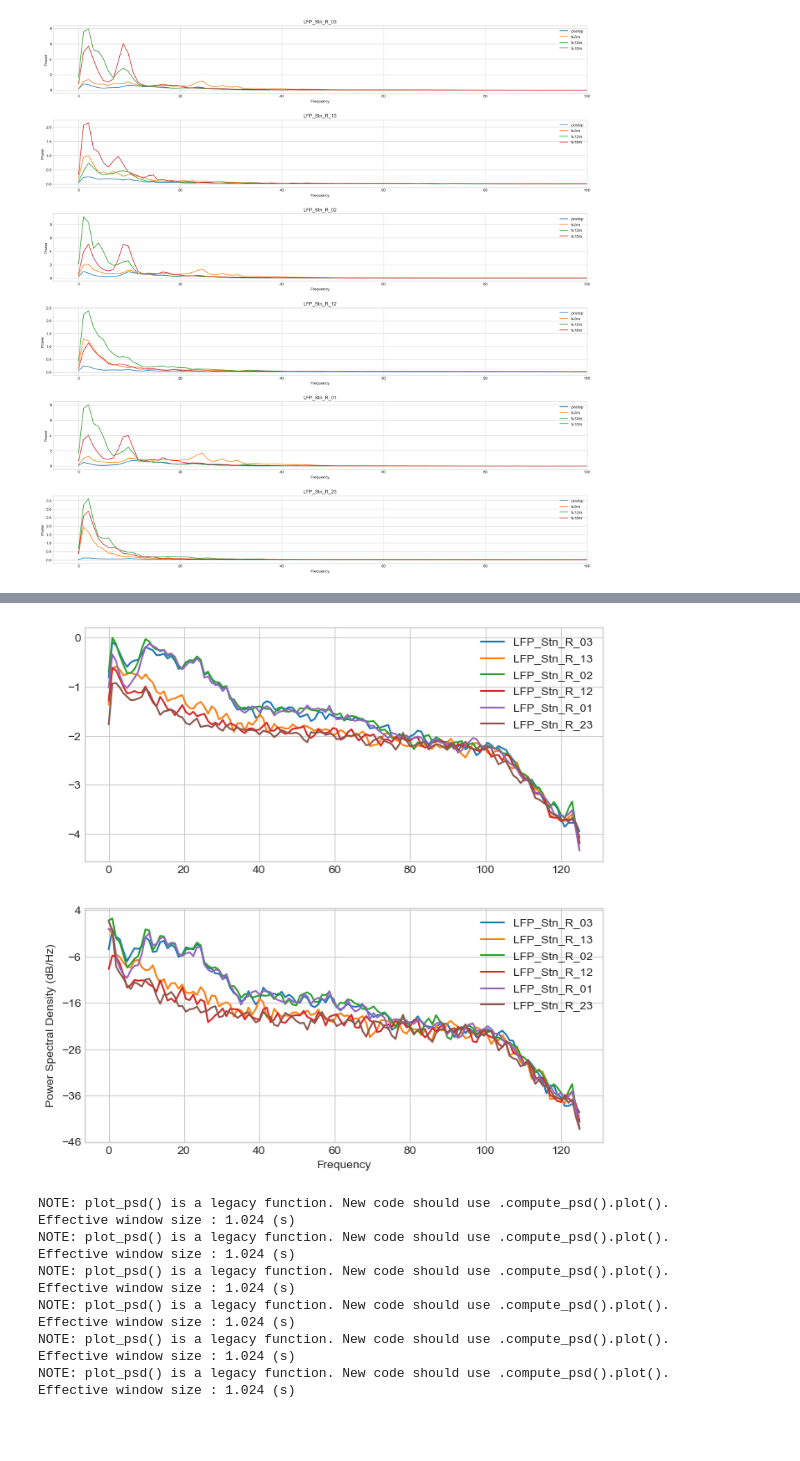
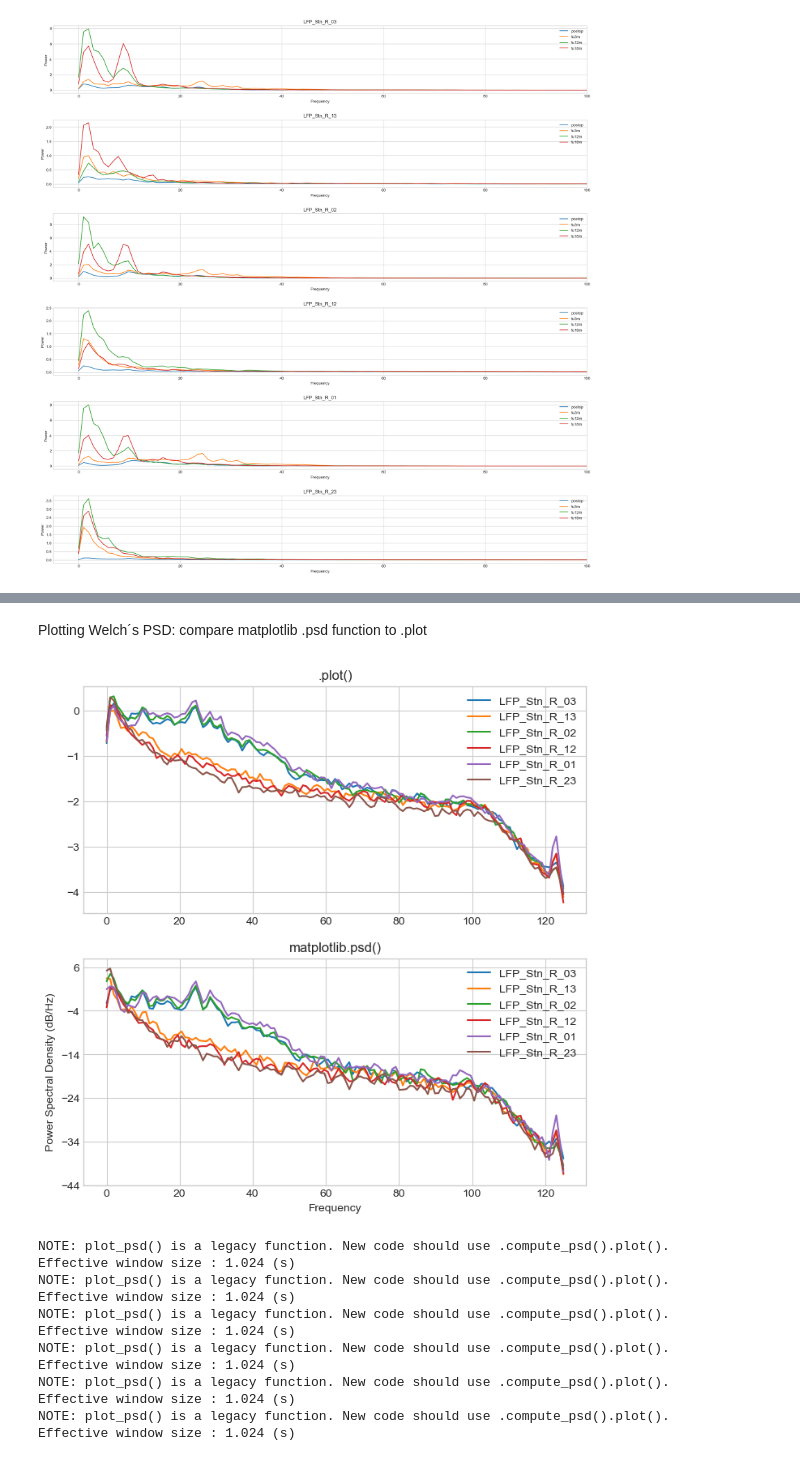
Before and after one commit to jgvhabets/PyPerceive, a Jupyter notebook: code/notebooks/percept_tf_analysis.ipynb, the cells around one changed output, grey strips where cells are left out. Drawn from its saved outputs; the diff is of its cells as text; code cells hidden in the pictures; blank space fills up the shorter version.

```diff
--- a/code/notebooks/percept_tf_analysis.ipynb
+++ b/code/notebooks/percept_tf_analysis.ipynb
@@ -640,0 +721,24 @@ plt.show() # always needed to visualize the plot, in a .py file, use plt.show()
+# %%
+# create high-pass filter
+
+
+from scipy.signal import butter, filtfilt, freqz
+
+filter_order = 5 # sharpness of the filter, in MATLAB spm_eeg_filter default=5 Butterworth, used in wjn_filter
+frequency_cutoff = 5
+sampling_frequency = 250
+
+# Create the filter
+b, a = butter(filter_order, frequency_cutoff, btype='high', output='ba', fs=sampling_frequency)
+
+def rad_sample_to_hz(x, fs):
+    return (x*fs)/(2*np.pi)
+
+def plot_filter(b, a, fs):
+    plt.figure(figsize=(20,5))
+    w, h = freqz(b, a, worN=512*2, whole=False)
+    plt.plot(rad_sample_to_hz(w, fs), abs(h), linewidth=3)
+    plt.ylabel('Gain', fontsize=18)
+    plt.xlabel('Frequency', fontsize=18)
+
+plot_filter(b, a, sampling_frequency)
@@ -640,0 +749,13 @@ plt.show() # always needed to visualize the plot, in a .py file, use plt.show()
+# %%
+# apply high-pass filter to time-domain
+data=sub024.survey.fu3m.m0s0.rest.data['RestBSSuRingL'].get_data() # data of all channels in RingR
+chan_signal=data[0]
+
+filtered = signal.filtfilt(b, a, chan_signal)
+
+plt.figure(figsize=(20,5))
+plt.plot(chan_signal, linewidth=2)
+plt.plot(filtered, linewidth=2)
+plt.ylabel('Intensity', fontsize=18)
+plt.xlabel('Time', fontsize=18)
+plt.legend(['Original','Filtered'], fontsize=18)
@@ -646,6 +838,9 @@ fig.savefig(f'sub{sub}_plotPsdBSSu_m0s0.png')
 # to view the .png code:
 # from IPython.display import Image
 # Image("sub024_plotPsdBSSu_m0s0.png")
+# %% [markdown]
+Plotting Welch´s PSD:
+compare matplotlib .psd function to .plot
 # %%
 # plot Power Spectra with matplotlib function
 
@@ -653,36 +848,37 @@ fig.savefig(f'sub{sub}_plotPsdBSSu_m0s0.png')
 fs = raw.info['sfreq']
 
 
 fig, axes = plt.subplots(2, 1, figsize=(8, 8))
 
 for i, ch in enumerate(raw.info.ch_names):
 
     # transfer the signal into frequency domain using Welch´s method
     f, px = signal.welch(raw.get_data()[i, :], fs, scaling='density',) # estimated power spectral density by averaging periodograms of overlapping windows
     # 256 instead of fs??
     # spectrum unit:  V**2
     # density unit: V**2/Hz
     # default Hann window with an overlap of 50%
 
 
     # plotting without built-in function
-    axes[0].plot(f, np.log10(px), label=ch)
-
+    axes[0].plot(f, np.log10(px), label=ch) # plot power as log10 of power
+    axes[0].set_title(".plot()")
 
     # built-in matplotlib function (power in dB)
     axes[1].psd(
         raw.get_data()[i, :], Fs=fs,
         label=ch,
     )
+    axes[1].set_title("matplotlib.psd()")
     # using Welch´s method
     # power is plotted as 10 log10(Pxx), but Pxx itself is returned
 
 axes[0].legend()
 axes[1].legend()
 
 plt.show()
 # %% [output]
-[figure, old version]
+[figure, new version]
 # %%
 # mne built-in methods
 for ch in raw.info.ch_names:
```
Also changed, not shown: parts of 17 cells of this notebook, 4 other files.
